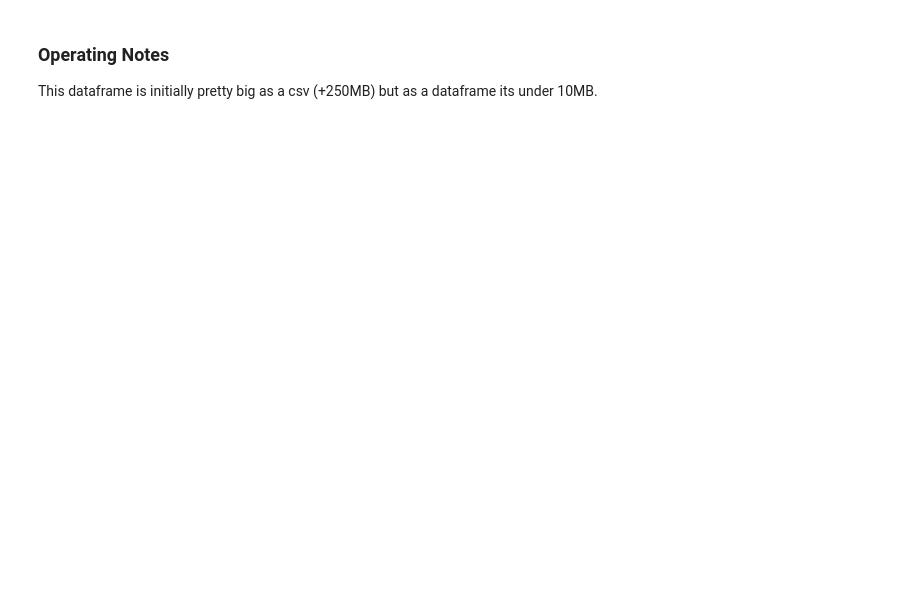
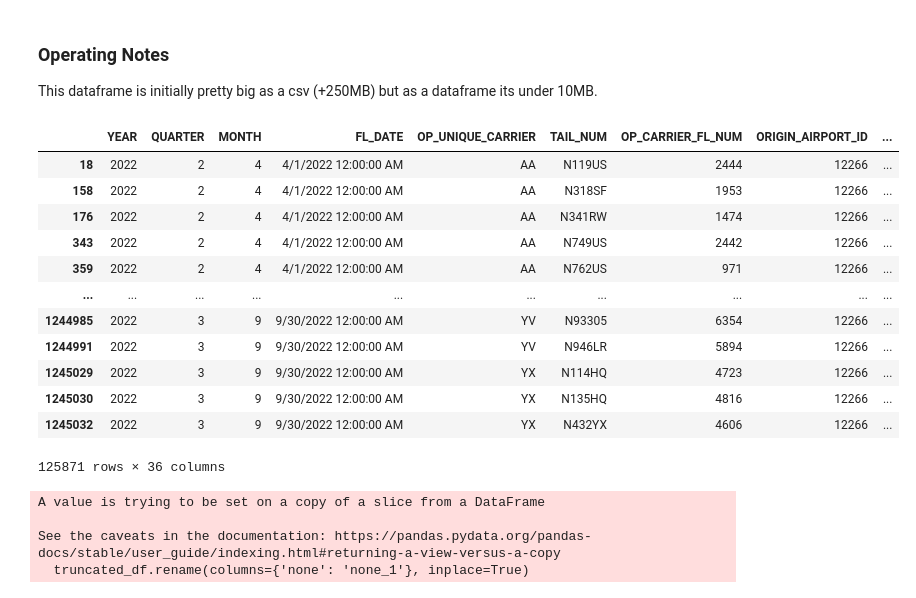
Before and after one commit to Memellsworth/Project3, a Jupyter notebook: drafts/alberto/flightdelayinformation.ipynb, the cells around one changed output. Saved outputs shown, nothing was run; the diff lists cells and outputs as text; code cells hidden in the pictures; blank space fills up the shorter version.

Commit message:
moving stuff and organizing stuff - 2022 json

```diff
--- a/drafts/alberto/flightdelayinformation.ipynb
+++ b/drafts/alberto/flightdelayinformation.ipynb
@@ -142,3 +172,36 @@ memory usage: 9.5+ MB
 This dataframe is initially pretty big as a csv (+250MB) but as a dataframe its under 10MB.
 # %%
 ## big_df.to_csv(csv_output, index=False) testing the batch size
+# %%
+truncated_df = raw_table[(raw_table['ORIGIN_AIRPORT_ID'] == '12266') | (raw_table['DEST_AIRPORT_ID'] == '12266')]
+# %%
+truncated_df
+# %% [output]
+|  | YEAR | QUARTER | MONTH | FL_DATE | OP_UNIQUE_CARRIER | TAIL_NUM | OP_CARRIER_FL_NUM | ORIGIN_AIRPORT_ID | ... |
+| 18 | 2022 | 2 | 4 | 4/1/2022 12:00:00 AM | AA | N119US | 2444 | 12266 | ... |
+| 158 | 2022 | 2 | 4 | 4/1/2022 12:00:00 AM | AA | N318SF | 1953 | 12266 | ... |
+| 176 | 2022 | 2 | 4 | 4/1/2022 12:00:00 AM | AA | N341RW | 1474 | 12266 | ... |
+| 343 | 2022 | 2 | 4 | 4/1/2022 12:00:00 AM | AA | N749US | 2442 | 12266 | ... |
+| 359 | 2022 | 2 | 4 | 4/1/2022 12:00:00 AM | AA | N762US | 971 | 12266 | ... |
+| ... | ... | ... | ... | ... | ... | ... | ... | ... | ... |
+| 1244985 | 2022 | 3 | 9 | 9/30/2022 12:00:00 AM | YV | N93305 | 6354 | 12266 | ... |
+| 1244991 | 2022 | 3 | 9 | 9/30/2022 12:00:00 AM | YV | N946LR | 5894 | 12266 | ... |
+| 1245029 | 2022 | 3 | 9 | 9/30/2022 12:00:00 AM | YX | N114HQ | 4723 | 12266 | ... |
+| 1245030 | 2022 | 3 | 9 | 9/30/2022 12:00:00 AM | YX | N135HQ | 4816 | 12266 | ... |
+| 1245032 | 2022 | 3 | 9 | 9/30/2022 12:00:00 AM | YX | N432YX | 4606 | 12266 | ... |
+125871 rows × 36 columns
+# %%
+# Rename duplicate columns
+truncated_df.rename(columns={'none': 'none_1'}, inplace=True)
+
+# Export DataFrame to JSON with 'index' orientation
+json_data = df.to_json(orient='records')
+
+# Save JSON data to a file
+with open('data.json', 'w') as f:
+    f.write(json_data)
+# %% [output]
+A value is trying to be set on a copy of a slice from a DataFrame
+
+See the caveats in the documentation: https://pandas.pydata.org/pandas-docs/stable/user_guide/indexing.html#returning-a-view-versus-a-copy
+  truncated_df.rename(columns={'none': 'none_1'}, inplace=True)
```
Also changed, not shown: parts of 3 cells of this notebook, 30 other files.
